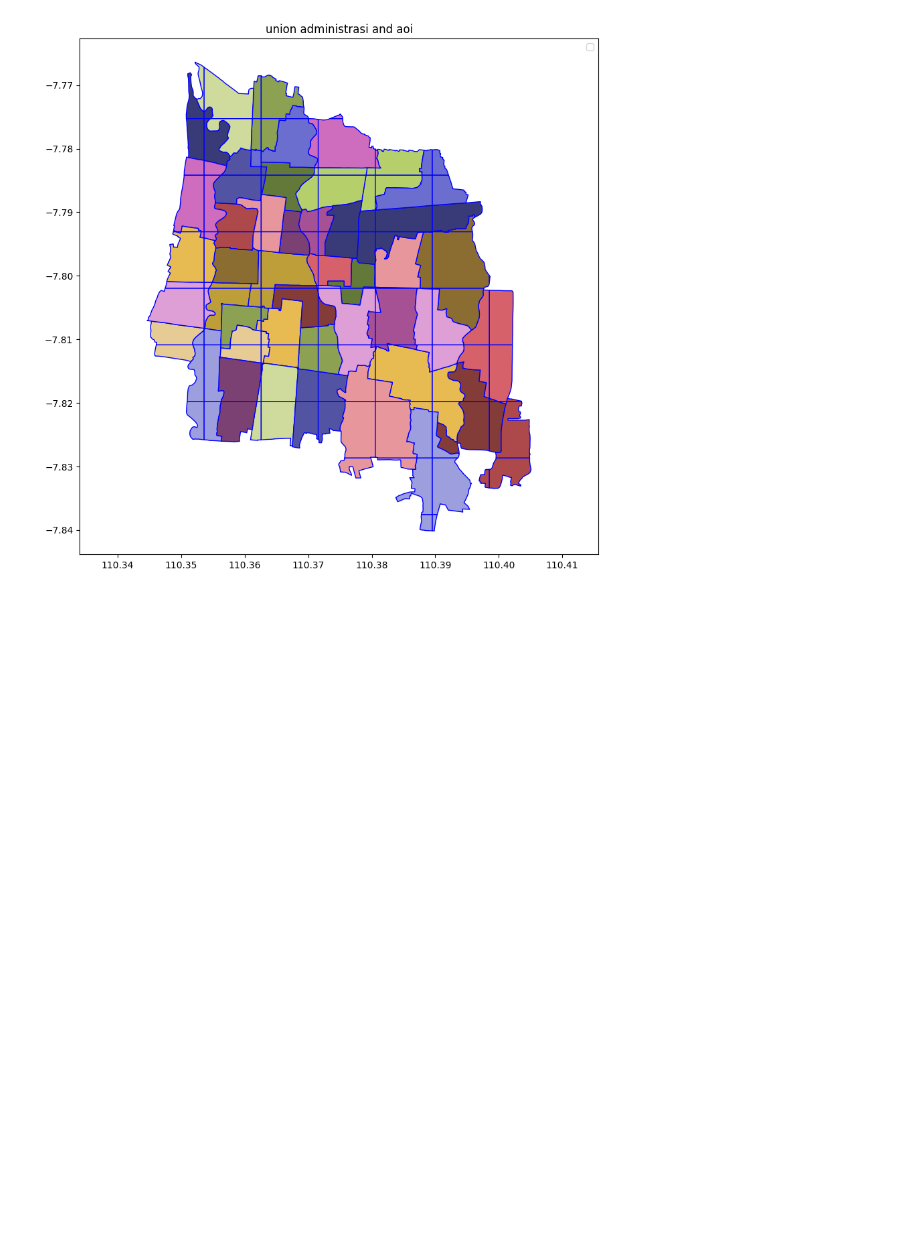
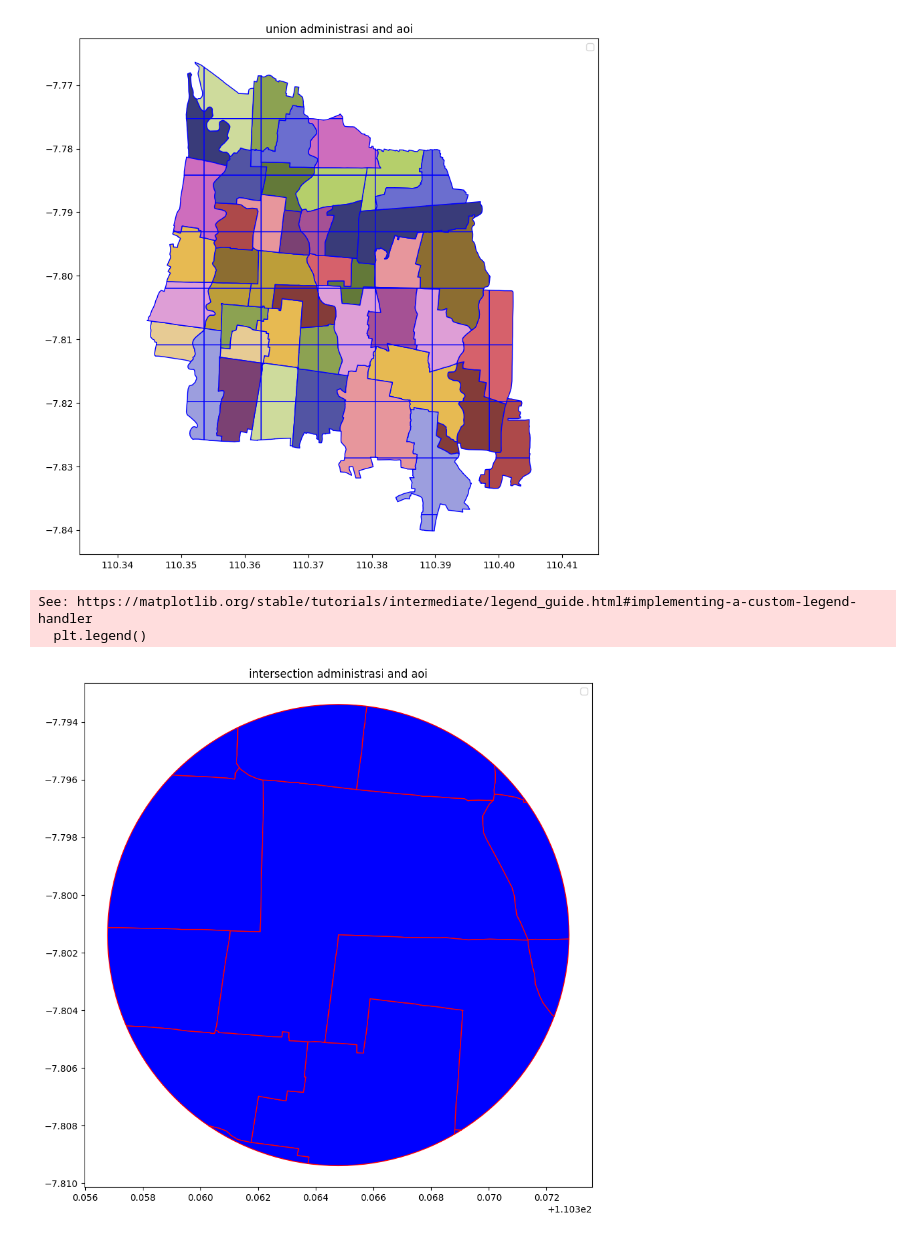
Before and after one commit to makinoharuy/python_geospatial_learning, a Jupyter notebook: belajar_python_geospatial.ipynb, the cells around one changed output. Cells and saved outputs as stored; diff of their text form; code cells hidden in the pictures; blank space fills up the shorter version.

```diff
--- a/belajar_python_geospatial.ipynb
+++ b/belajar_python_geospatial.ipynb
@@ -1602,3 +1602,18 @@ plt.legend()
 plt.show()
 # %% [output]
 [figure]
+# %%
+intersect = overlay(administrasi, aoi, how='intersection')
+
+fig, ax = plt.subplots(figsize=(10,10))
+
+intersect.plot(ax=ax, facecolor='blue', edgecolor='red', label='administrasi')
+
+plt.legend()
+plt.title("intersection administrasi and aoi")
+plt.axis('equal')
+plt.show()
+# %% [output]
+See: https://matplotlib.org/stable/tutorials/intermediate/legend_guide.html#implementing-a-custom-legend-handler
+  plt.legend()
+[figure, added]
```
Also changed, not shown: parts of 2 cells of this notebook.
